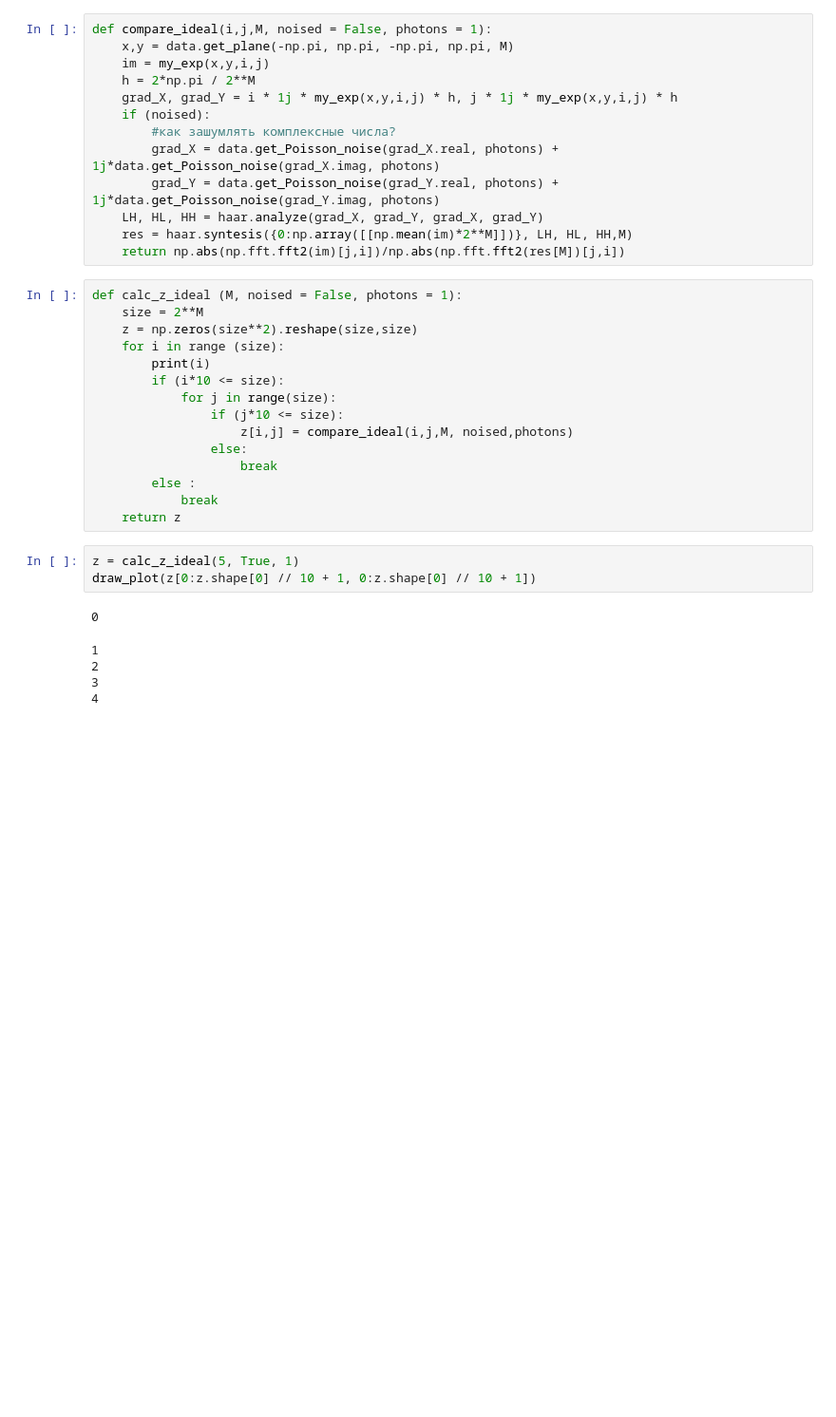
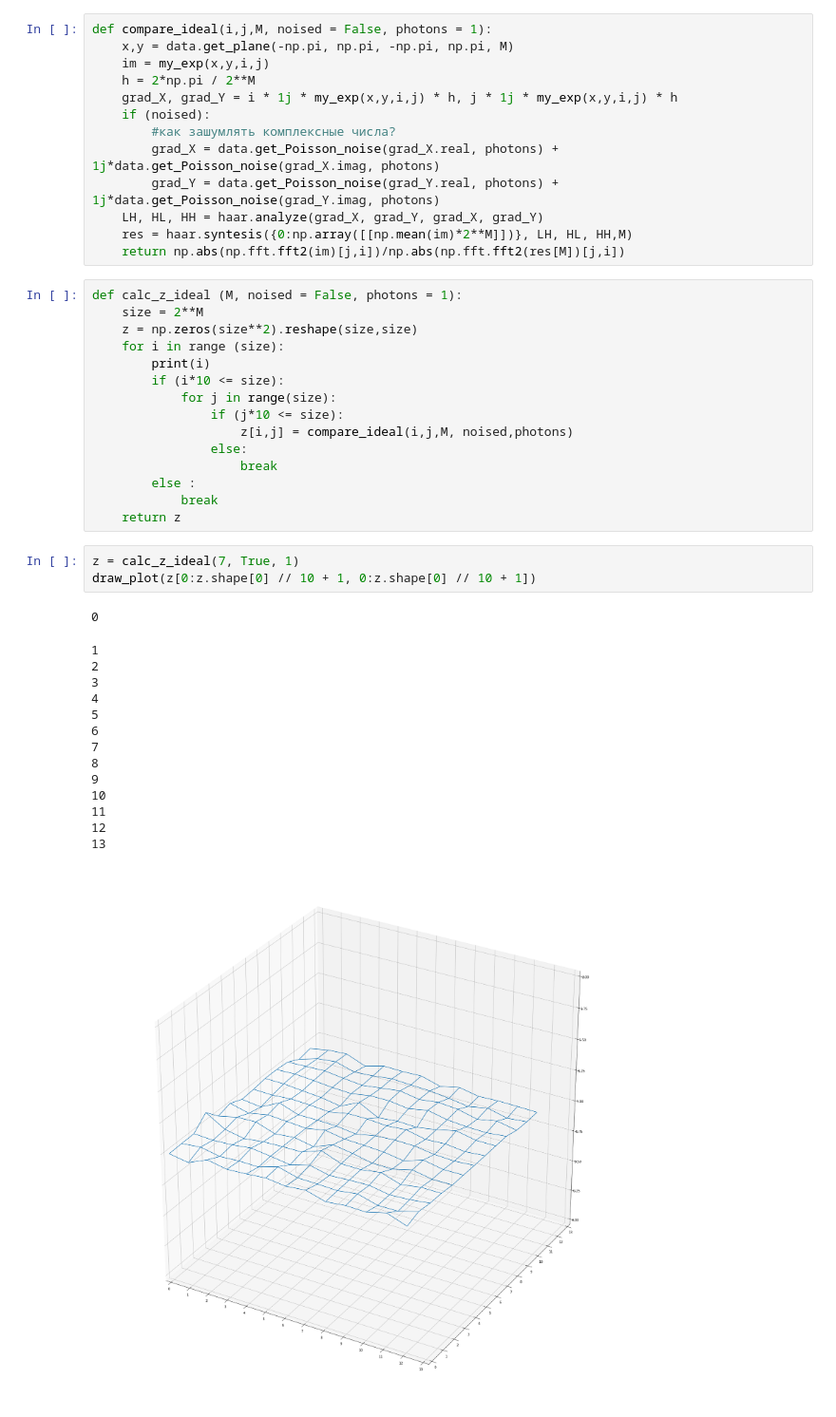
Before and after one commit to Satbek/-ourse-work-sem7, a Jupyter notebook: src/Results/compare_ideal.ipynb, the cells around one changed output. Shown at 95% size. Drawn from its saved outputs; the diff is of its cells as text; blank space fills up the shorter version.

```diff
--- a/src/Results/compare_ideal.ipynb
+++ b/src/Results/compare_ideal.ipynb
@@ -59,14 +61,24 @@ def calc_z_ideal (M, noised = False, photons = 1):
             break
     return z
 # %%
-z = calc_z_ideal(5, True, 1)
+z = calc_z_ideal(7, True, 1)
 draw_plot(z[0:z.shape[0] // 10 + 1, 0:z.shape[0] // 10 + 1])
 # %% [output]
 0
 1
 2
 3
 4
+5
+6
+7
+8
+9
+10
+11
+12
+13
+[figure, added]
 # %%
 x = np.arange(z.shape[0] // 10 + 1)
 y = [z[i,i] for i in range(z.shape[0] // 10 + 1)]
```
Also changed, not shown: parts of 16 cells of this notebook, 2 other files.
